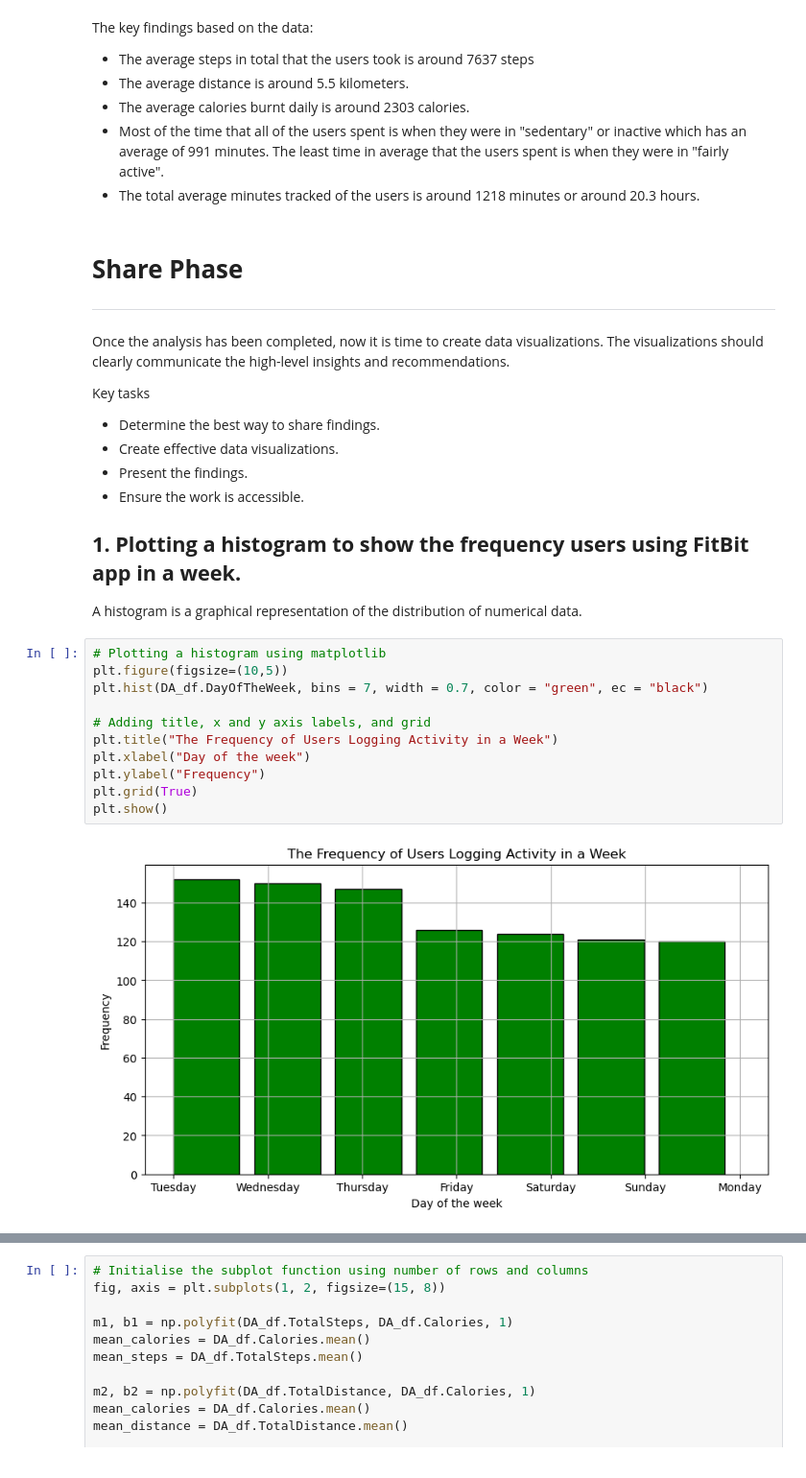
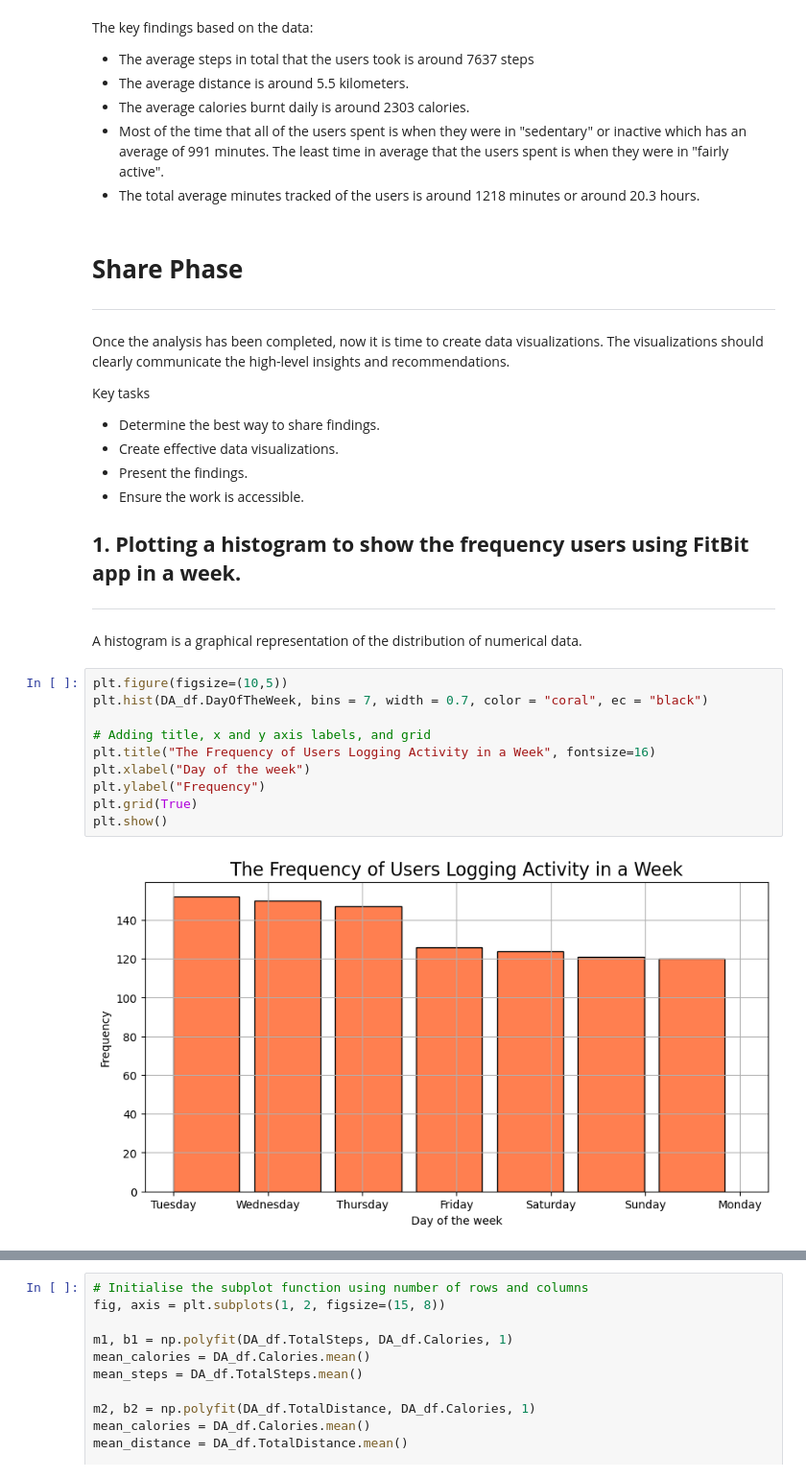
Before and after one commit to brmil07/Kaggle_Projects, a Jupyter notebook: case-study-bellabeat-python.ipynb, the cells around one changed output, grey strips where cells are left out. Shown at 96% size. Cells and saved outputs as stored; diff of their text form.

```diff
--- a/case-study-bellabeat-python.ipynb
+++ b/case-study-bellabeat-python.ipynb
@@ -433,21 +434,20 @@ Key tasks
 * Ensure the work is accessible.
 
 ## **1. Plotting a histogram to show the frequency users using FitBit app in a week.**
-
+---
 A histogram is a graphical representation of the distribution of numerical data.
 # %%
-# Plotting a histogram using matplotlib
 plt.figure(figsize=(10,5))
-plt.hist(DA_df.DayOfTheWeek, bins = 7, width = 0.7, color = "green", ec = "black")
+plt.hist(DA_df.DayOfTheWeek, bins = 7, width = 0.7, color = "coral", ec = "black")
 
 # Adding title, x and y axis labels, and grid
-plt.title("The Frequency of Users Logging Activity in a Week")
+plt.title("The Frequency of Users Logging Activity in a Week", fontsize=16)
 plt.xlabel("Day of the week")
 plt.ylabel("Frequency")
 plt.grid(True)
 plt.show()
 # %% [output]
-[figure, old version]
+[figure, new version]
 # %% [markdown]
 The frequency of FitBit app usage in terms of days of the week is shown on histogram above. The bar is consistently decreasing from Tuesday until Monday. It is assumed that the users were not exercising enough during the weekends compared to the weekdays or the FitBit users did not use the app to track their activities.
 
```
Also changed, not shown: parts of 17 cells of this notebook.
